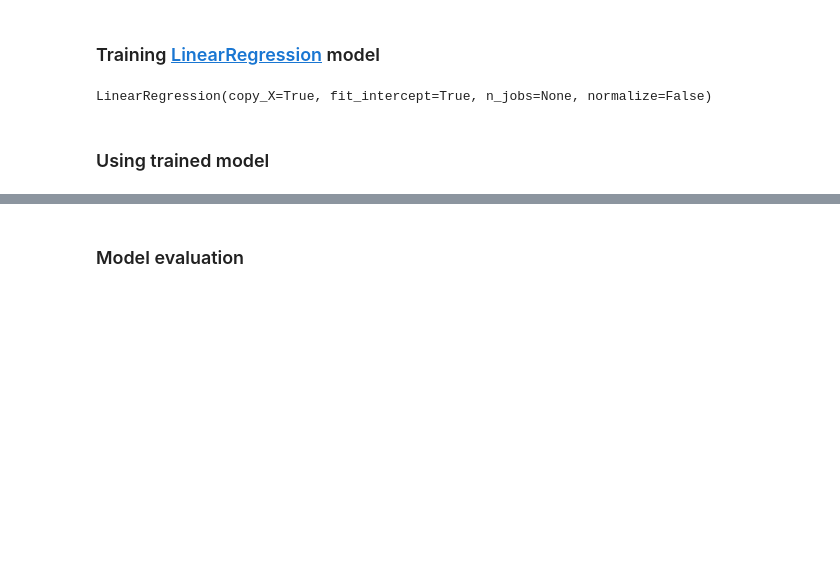
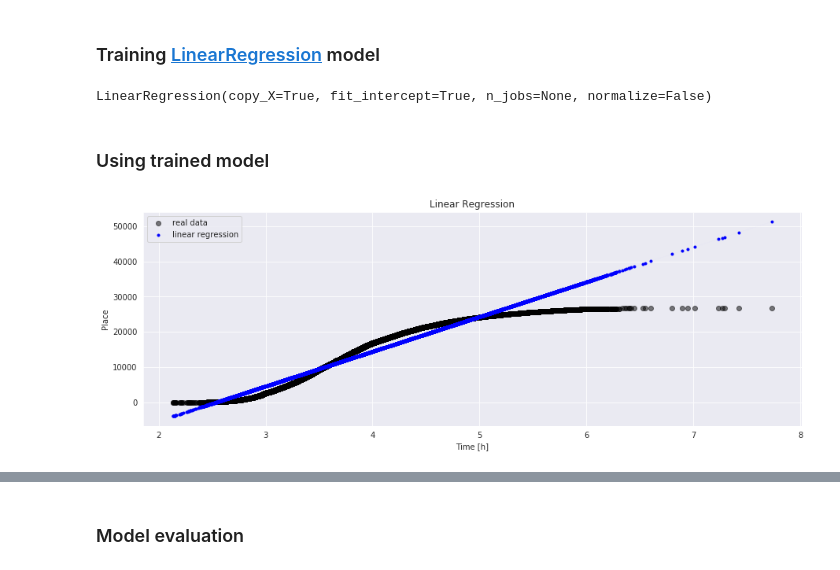
Before and after one commit to mijapa/BostonMarathonAnalisys, a Jupyter notebook: Boston_Prediction.ipynb, the cells around one changed output, grey strips where cells are left out. Saved outputs shown, nothing was run; the diff lists cells and outputs as text; code cells hidden in the pictures; blank space fills up the shorter version.

Commit message:
update predictions

```diff
--- a/Boston_Prediction.ipynb
+++ b/Boston_Prediction.ipynb
@@ -102,11 +119,14 @@ scaled_data = scaler.fit_transform(results_2019[['AgeOnRaceDay','Gender']])
 ### Data split into train and test batches with [train_test_split](http://scikit-learn.org/stable/modules/generated/sklearn.model_selection.train_test_split.html) method
 # %%
 from sklearn.model_selection import train_test_split
+x = results_2019[['OfficialTime']]
+x = x.to_numpy()
 y = results_2019[['RankOverall']]
+y = y.to_numpy()
 
 train_data, test_data, \
 train_target, test_target = \
-train_test_split(scaled_data,y, test_size=0.1)
+train_test_split(x,y, test_size=0.1)
 # %%
 #train test split przyjmuje parametry: dane, targety, rozmiar zbioru testowego
 # %%
@@ -139,6 +159,24 @@ LinearRegression(copy_X=True, fit_intercept=True, n_jobs=None, normalize=False)
 # %%
 id=1
 linear_regression_prediction = linear_regression.predict(test_data[id,:].reshape(1,-1))
+# %%
+linear_regression_predictions = linear_regression.predict(x)
+linear_regression_predictions
+
+fig, ax = plt.subplots(figsize=(15,5))
+ax.plot(x, y, 'o', label="real data", c = 'black', alpha=0.5)                       # plot given data
+ax.plot(x, linear_regression_predictions, 'b--.', label="linear regression", linewidth=0.01) # plot predictions
+# ax.plot(X_true, iv_u, 'r--', label='std', linewidth=3)                                # plot std deviations
+# ax.plot(X_true, iv_l, 'r--', linewidth=3)
+ax.set_title('Linear Regression')
+ax.set_xlabel('Time [h]')
+ax.set_ylabel('Place')
+ax.legend(loc='best')
+plt.show()
+
+#regresja liniowa - przewidywanie miejsca jakie zajął biegacz na podstawie uzyskanego czasu
+# %% [output]
+[figure, added]
 # %%
 print("Model predicted for participant {0} value {1}".format(id, linear_regression_prediction))
 # %% [output]
```
Also changed, not shown: parts of 18 cells of this notebook, 2 other files.
